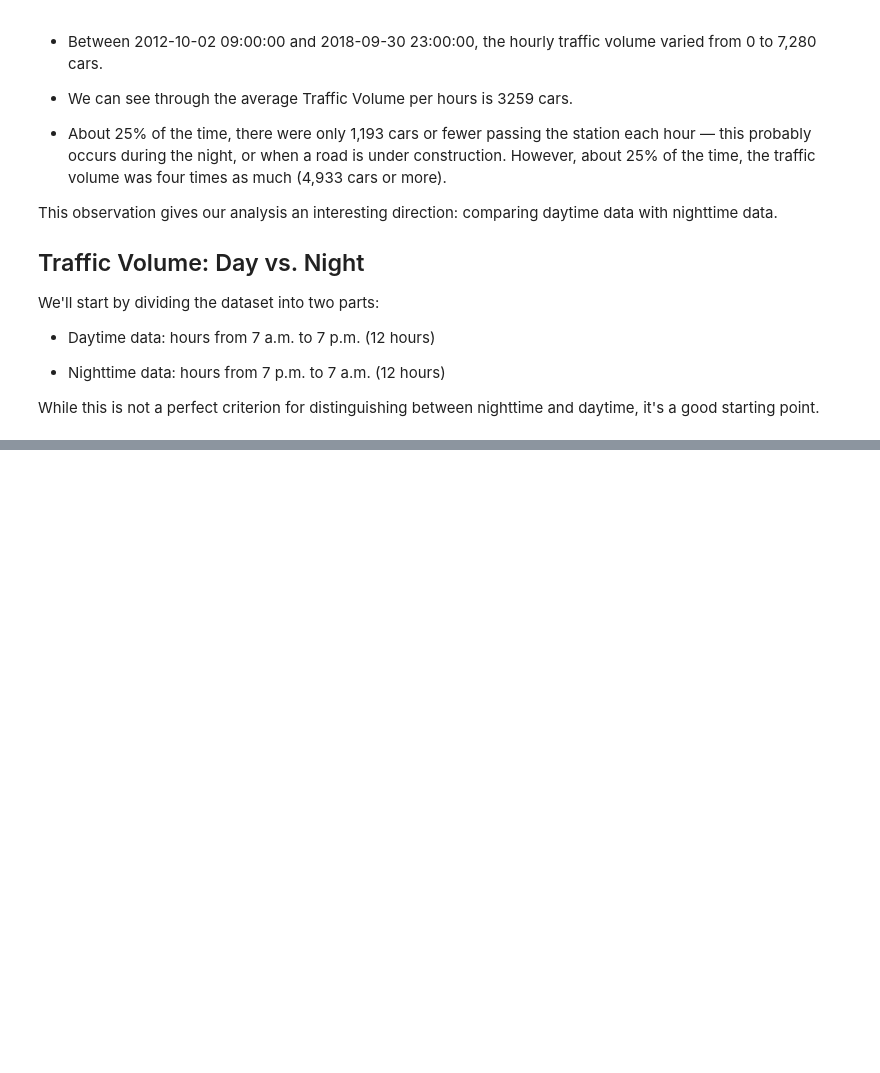
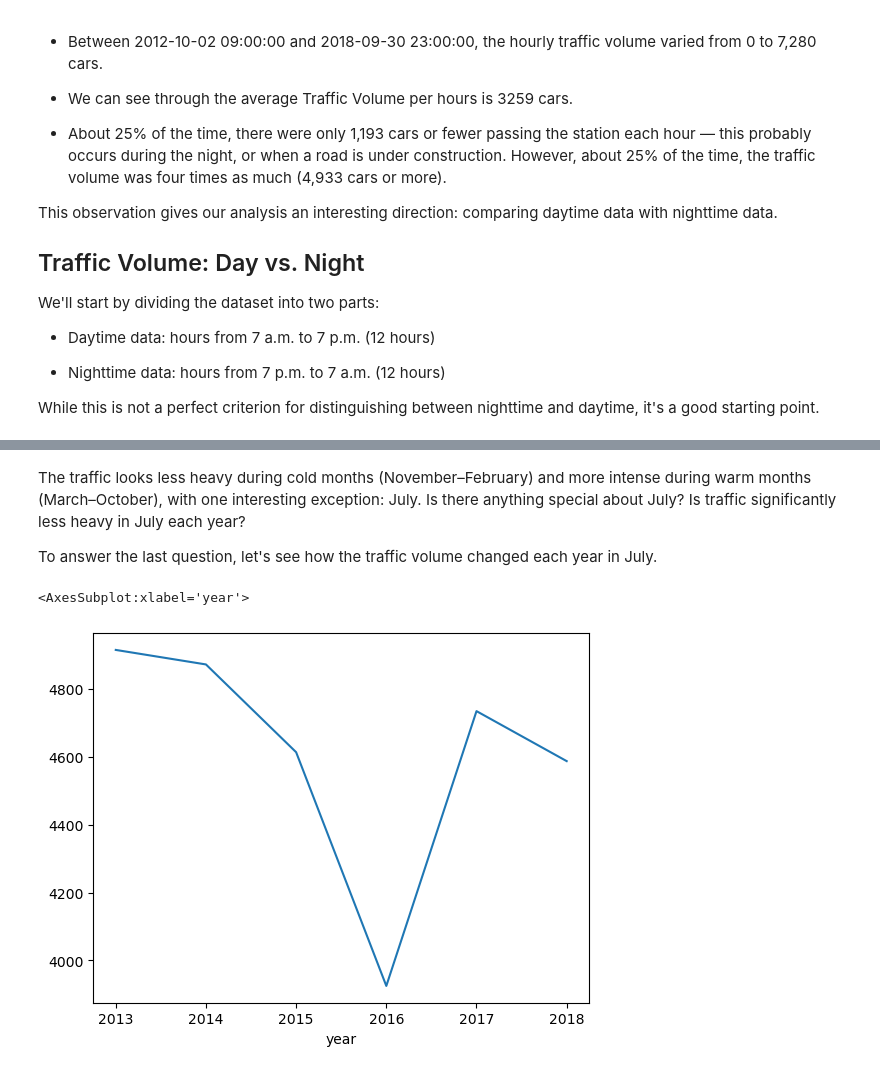
Before and after one commit to MiguelBelo95/Data-Quest, a Jupyter notebook: projects/traffic_I-94-p3/traffic_data_i94.ipynb, the cells around one changed output, grey strips where cells are left out. Saved outputs shown, nothing was run; the diff lists cells and outputs as text; code cells hidden in the pictures; blank space fills up the shorter version.

```diff
--- a/projects/traffic_I-94-p3/traffic_data_i94.ipynb
+++ b/projects/traffic_I-94-p3/traffic_data_i94.ipynb
@@ -138,0 +245,13 @@ print(night.shape)
+# %% [markdown]
+The traffic looks less heavy during cold months (November–February) and more intense during warm months (March–October), with one interesting exception: July. Is there anything special about July? Is traffic significantly less heavy in July each year?
+
+To answer the last question, let's see how the traffic volume changed each year in July.
+# %%
+#Add a new column called 'year' to the 'day' DataFrame
+day['year'] = day['date_time'].dt.year
+
+only_july = day[day['month'] == 7]
+only_july.groupby('year').mean()['traffic_volume'].plot.line()
+# %% [output]
+<AxesSubplot:xlabel='year'>
+[figure, added]
```
Also changed, not shown: parts of 34 cells of this notebook.
